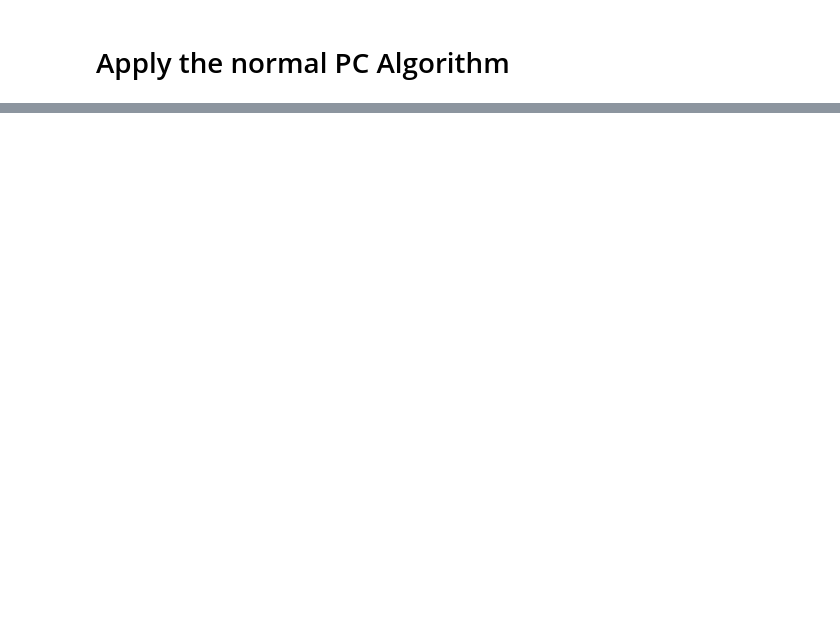
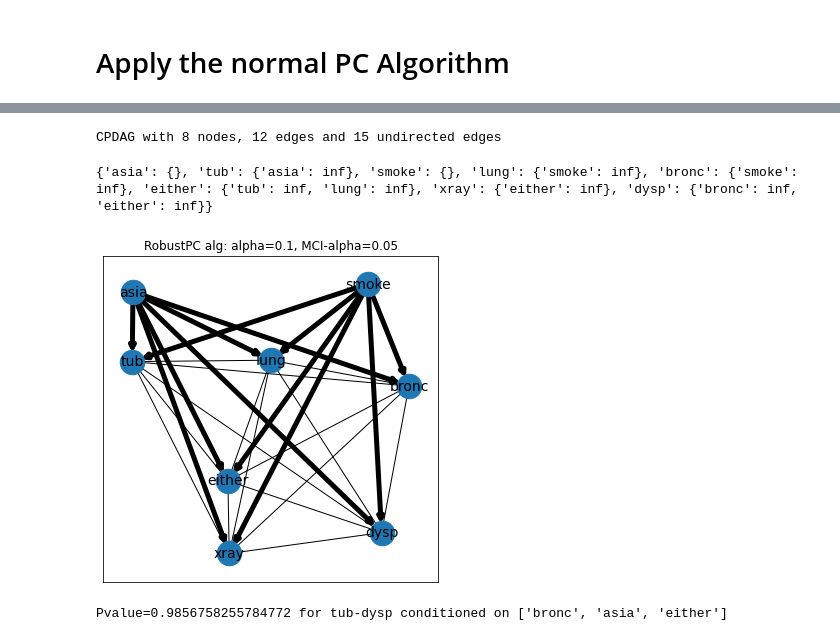
Before and after one commit to adam2392/causal-networkx, a Jupyter notebook: experiments/pc_with_pcmci_idea.ipynb, the cells around one changed output, grey strips where cells are left out. Saved outputs shown, nothing was run; the diff lists cells and outputs as text; code cells hidden in the pictures; blank space fills up the shorter version.

```diff
--- a/experiments/pc_with_pcmci_idea.ipynb
+++ b/experiments/pc_with_pcmci_idea.ipynb
@@ -74,0 +371,2 @@ pprint(sep_set)
+# %%
+robust_pcalg.fit(df)
@@ -74,0 +391,56 @@ pprint(sep_set)
+# %%
+graph = robust_pcalg.graph_
+sep_set = robust_pcalg.separating_sets_
+def_parents = robust_pcalg.def_parents_
+
+print(graph)
+# %% [output]
+CPDAG with 8 nodes, 12 edges and 15 undirected edges
+# %%
+print(robust_pcalg._inter_test_stat_dict)
+# %% [output]
+{'asia': {}, 'tub': {'asia': inf}, 'smoke': {}, 'lung': {'smoke': inf}, 'bronc': {'smoke': inf}, 'either': {'tub': inf, 'lung': inf}, 'xray': {'either': inf}, 'dysp': {'bronc': inf, 'either': inf}}
+# %%
+font_size = 14
+node_size = 600
+edgewidth = 5
+# pos = nx.spring_layout(graph.dag, seed=5)
+fig, ax = plt.subplots(figsize=(6, 6))
+
+nx.draw_networkx_labels(graph.dag, pos, ax=ax, font_size=font_size)
+nx.draw_networkx_nodes(graph.dag, pos, ax=ax, node_size=node_size)
+
+nx.draw_networkx_edges(graph.dag, pos, ax=ax, width=edgewidth)
+nx.draw_networkx_edges(graph.undirected_edge_graph, pos, ax=ax)
+
+ax.set(
+    title=f"RobustPC alg: alpha={alpha}, MCI-alpha={mci_alpha}",
+)
+fig.savefig(
+    f"/Users/adam2392/Downloads/parent_oracle_asia_with_robustpc_alpha{alpha}_mcialpha{mci_alpha}_maxcondsize{max_cond_set_size}.pdf",
+    bbox_inches="tight",
+)
+# %% [output]
+[figure, added]
+# %%
+cond_set = [
+    "bronc",
+    "asia",
+    # "lung",
+    "either",
+    # "bronc",
+]
+x = "tub"
+y = "dysp"
+test_stat, pvalue = robust_pcalg.test_edge(
+    df,
+    x,
+    y,
+    # "xray",
+    cond_set,
+)
+
+print(f"Pvalue={pvalue} for {x}-{y} conditioned on {cond_set}")
+# print(f"Pvalue={pvalue} for xray-dysp conditioned on either,bronc")
+# %% [output]
+Pvalue=0.9856758255784772 for tub-dysp conditioned on ['bronc', 'asia', 'either']
```
Also changed, not shown: parts of 25 cells of this notebook, 20 other files.
